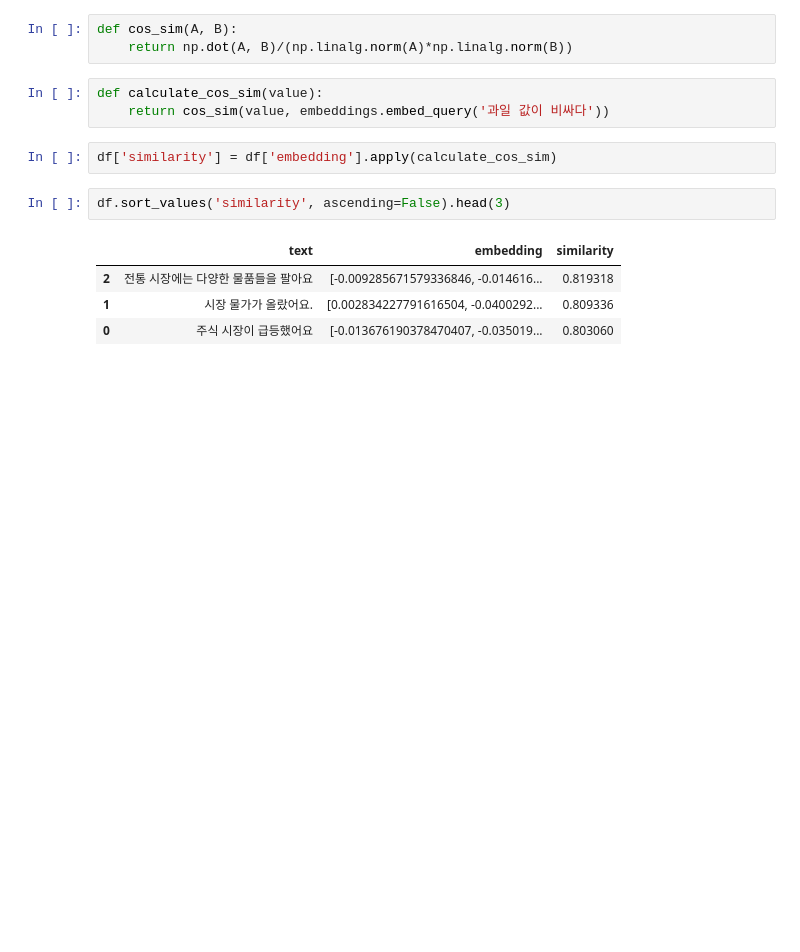
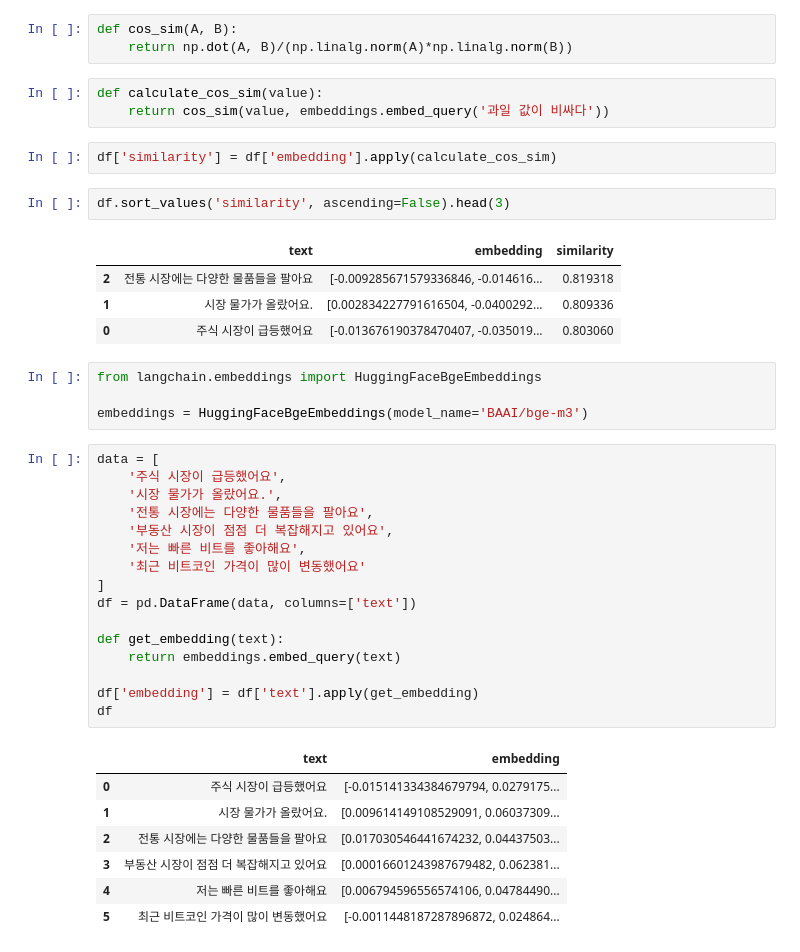
Before and after one commit to pxxguin/RAG-Master, a Jupyter notebook: src/ch02/ch02_LANGCHAIN_EMBEDDING.ipynb, the cells around one changed output. Saved outputs shown, nothing was run; the diff lists cells and outputs as text; blank space fills up the shorter version.

```diff
--- a/src/ch02/ch02_LANGCHAIN_EMBEDDING.ipynb
+++ b/src/ch02/ch02_LANGCHAIN_EMBEDDING.ipynb
@@ -64,3 +64,31 @@ df.sort_values('similarity', ascending=False).head(3)
 | 2 | 전통 시장에는 다양한 물품들을 팔아요 | [-0.009285671579336846, -0.014616... | 0.819318 |
 | 1 | 시장 물가가 올랐어요. | [0.002834227791616504, -0.0400292... | 0.809336 |
 | 0 | 주식 시장이 급등했어요 | [-0.013676190378470407, -0.035019... | 0.803060 |
+# %%
+from langchain.embeddings import HuggingFaceBgeEmbeddings
+
+embeddings = HuggingFaceBgeEmbeddings(model_name='BAAI/bge-m3')
+# %%
+data = [
+    '주식 시장이 급등했어요',
+    '시장 물가가 올랐어요.',
+    '전통 시장에는 다양한 물품들을 팔아요',
+    '부동산 시장이 점점 더 복잡해지고 있어요',
+    '저는 빠른 비트를 좋아해요',
+    '최근 비트코인 가격이 많이 변동했어요'
+]
+df = pd.DataFrame(data, columns=['text'])
+
+def get_embedding(text):
+    return embeddings.embed_query(text)
+
+df['embedding'] = df['text'].apply(get_embedding)
+df
+# %% [output]
+|  | text | embedding |
+| 0 | 주식 시장이 급등했어요 | [-0.015141334384679794, 0.0279175... |
+| 1 | 시장 물가가 올랐어요. | [0.009614149108529091, 0.06037309... |
+| 2 | 전통 시장에는 다양한 물품들을 팔아요 | [0.017030546441674232, 0.04437503... |
+| 3 | 부동산 시장이 점점 더 복잡해지고 있어요 | [0.00016601243987679482, 0.062381... |
+| 4 | 저는 빠른 비트를 좋아해요 | [0.006794596556574106, 0.04784490... |
+| 5 | 최근 비트코인 가격이 많이 변동했어요 | [-0.0011448187287896872, 0.024864... |
```
Also changed, not shown: parts of 1 cell of this notebook.
